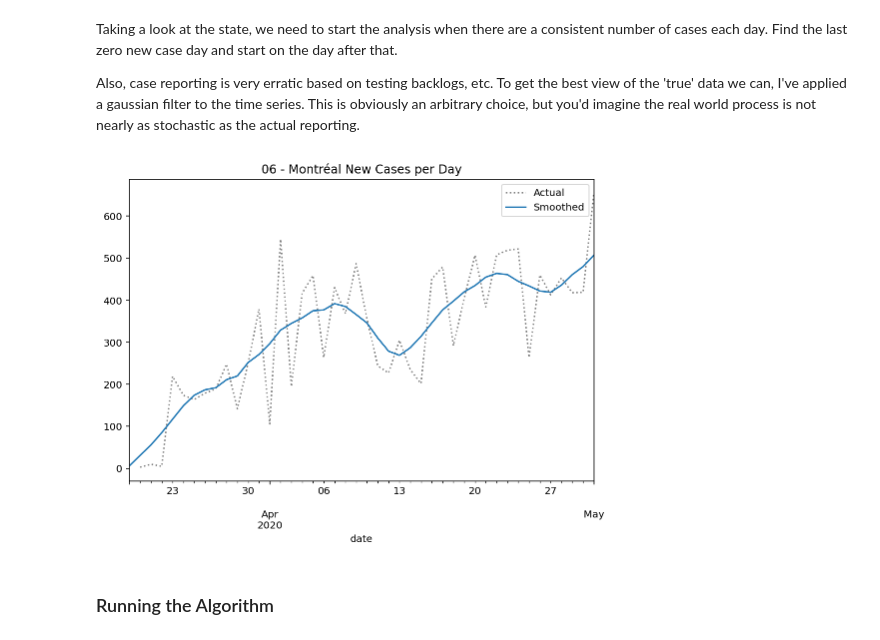
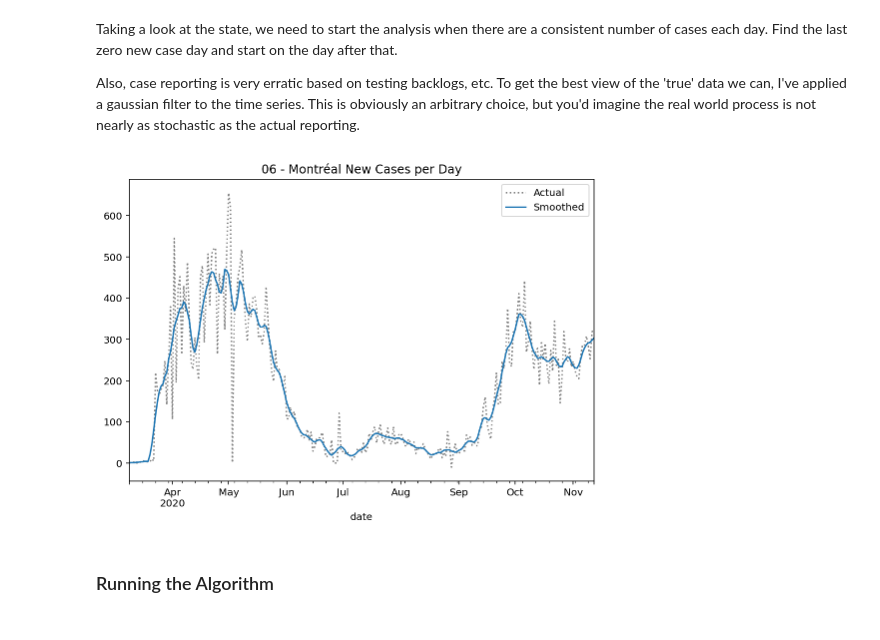
Before and after one commit to lucgauthier/covid-19, a Jupyter notebook: RealtimeR0-QC.ipynb, the cells around one changed output. Drawn from its saved outputs; the diff is of its cells as text; code cells hidden in the pictures.

```diff
--- a/RealtimeR0-QC.ipynb
+++ b/RealtimeR0-QC.ipynb
@@ -270,7 +270,7 @@ We can see that the most likely value of $R_t$ changes with time and the highest
 
 Load Quebec region case data from CSV file.
 # %%
-url = 'https://raw.githubusercontent.com/lucgauthier/covid-19-data/master/quebec-regions.csv'
+url = 'https://raw.githubusercontent.com/lucgauthier/covid-19-data/master/quebec-regions-newcases.csv'
 states = pd.read_csv(url,
                      usecols=[0,1,2],
                      index_col=['region', 'date'],
@@ -284,41 +284,44 @@ Also, case reporting is very erratic based on testing backlogs, etc. To get the
 state_name = '06 - Montréal'
 
 def prepare_cases(cases):
-    new_cases = cases.diff()
+    # new_cases = cases.diff()
+
+    # file now contents only new cases by region
+    new_cases = cases
 
     smoothed = new_cases.rolling(7,
         win_type='gaussian',
         min_periods=1,
         center=True).mean(std=2).round()
 
     zeros = smoothed.index[smoothed.eq(0)]
     if len(zeros) == 0:
         idx_start = 0
     else:
         last_zero = zeros.max()
         idx_start = smoothed.index.get_loc(last_zero) + 1
     smoothed = smoothed.iloc[idx_start:]
     original = new_cases.loc[smoothed.index]
 
     return original, smoothed
 
 cases = states.xs(state_name).rename(f"{state_name} cases")
 
 original, smoothed = prepare_cases(cases)
 
 original.plot(title=f"{state_name} New Cases per Day",
                c='k',
                linestyle=':',
                alpha=.5,
                label='Actual',
                legend=True,
              figsize=(600/72, 400/72))
 
 ax = smoothed.plot(label='Smoothed',
                    legend=True)
 ax.get_figure().set_facecolor('w')
 # %% [output]
-[figure, old version]
+[figure, new version]
 # %% [markdown]
 ### Running the Algorithm
 # %% [markdown]
```
Also changed, not shown: parts of 6 cells of this notebook.
